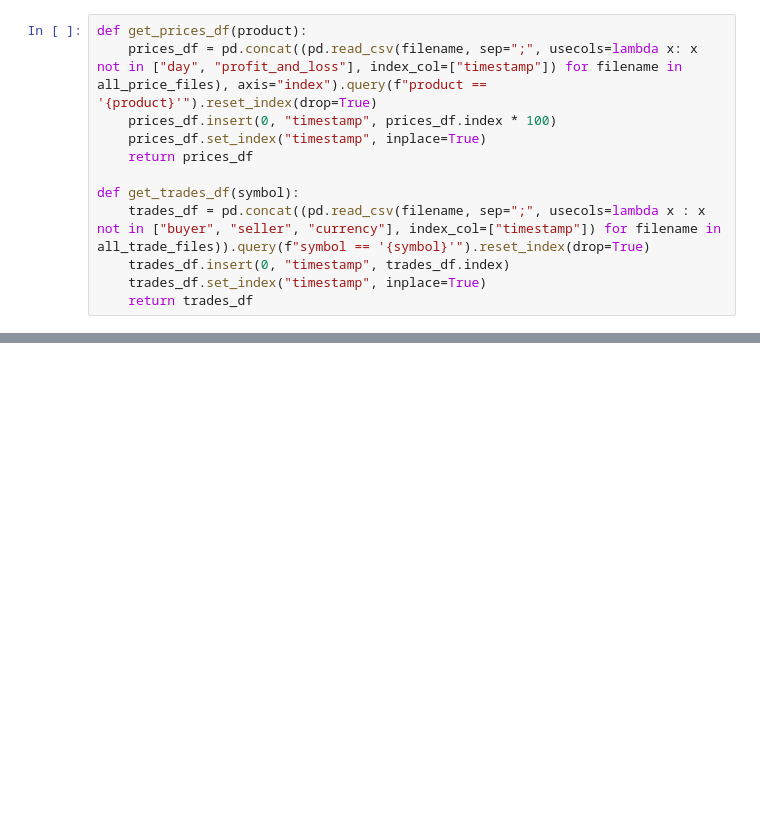
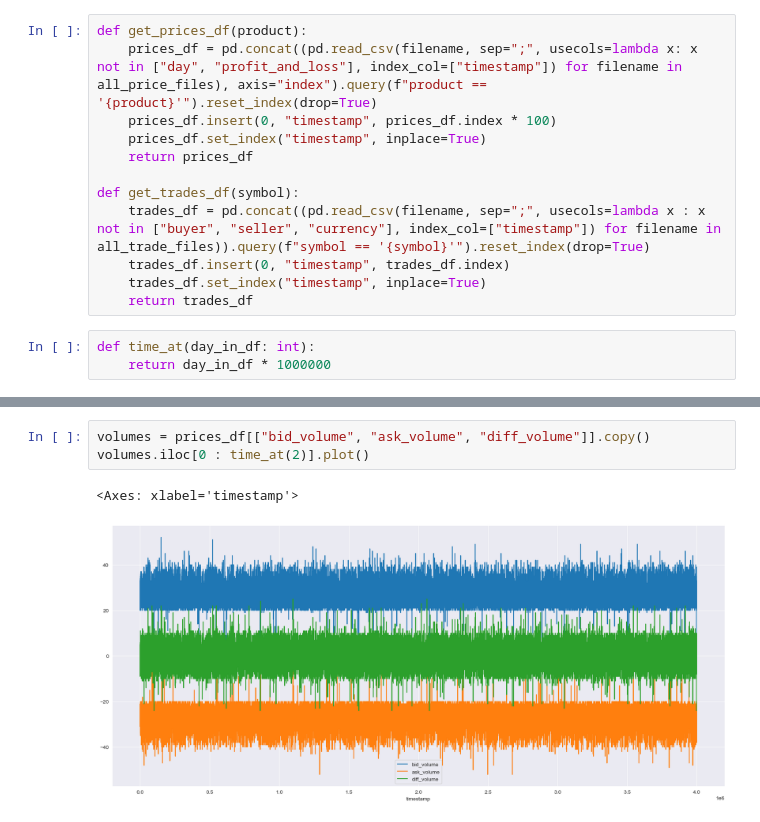
Before and after one commit to teetajp/IMC-Prosperity, a Jupyter notebook: analysis/_analysis_template.ipynb, the cells around one changed output, grey strips where cells are left out. Drawn from its saved outputs; the diff is of its cells as text; blank space fills up the shorter version.

```diff
--- a/analysis/_analysis_template.ipynb
+++ b/analysis/_analysis_template.ipynb
@@ -27,3 +32,6 @@ def get_trades_df(symbol):
     trades_df.insert(0, "timestamp", trades_df.index)
     trades_df.set_index("timestamp", inplace=True)
     return trades_df
+# %%
+def time_at(day_in_df: int):
+    return day_in_df * 1000000
@@ -29,0 +93,6 @@ def get_trades_df(symbol):
+# %%
+volumes = prices_df[["bid_volume", "ask_volume", "diff_volume"]].copy()
+volumes.iloc[0 : time_at(2)].plot()
+# %% [output]
+<Axes: xlabel='timestamp'>
+[figure, added]
```
Also changed, not shown: parts of 11 cells of this notebook.
